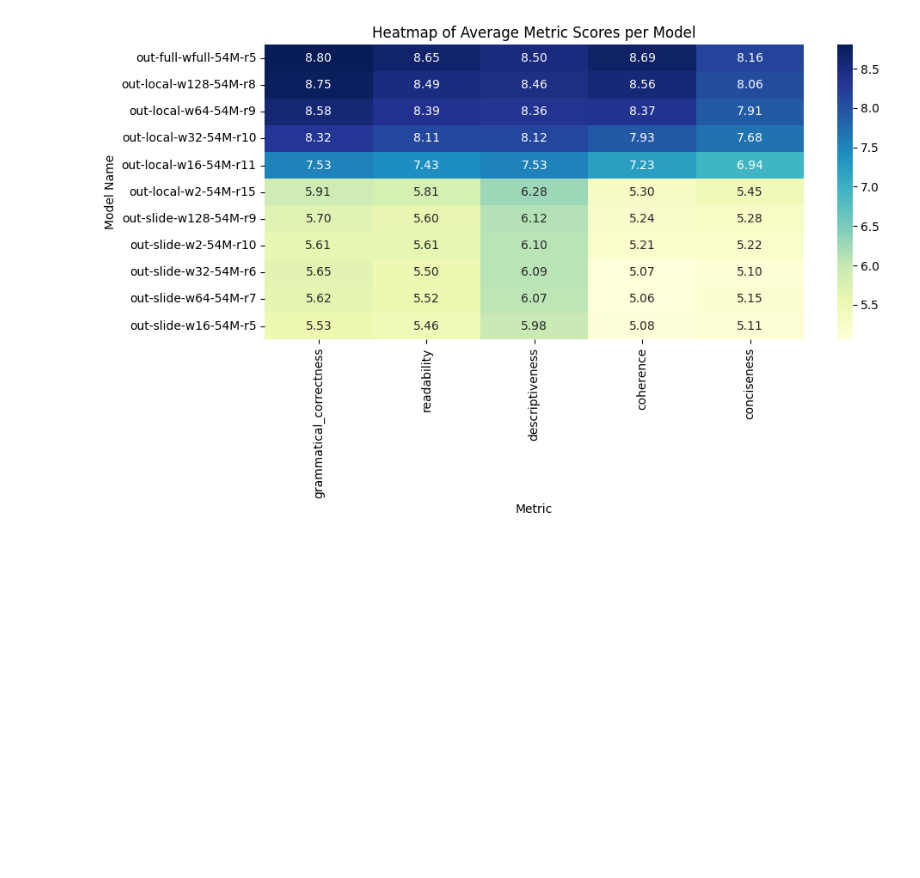
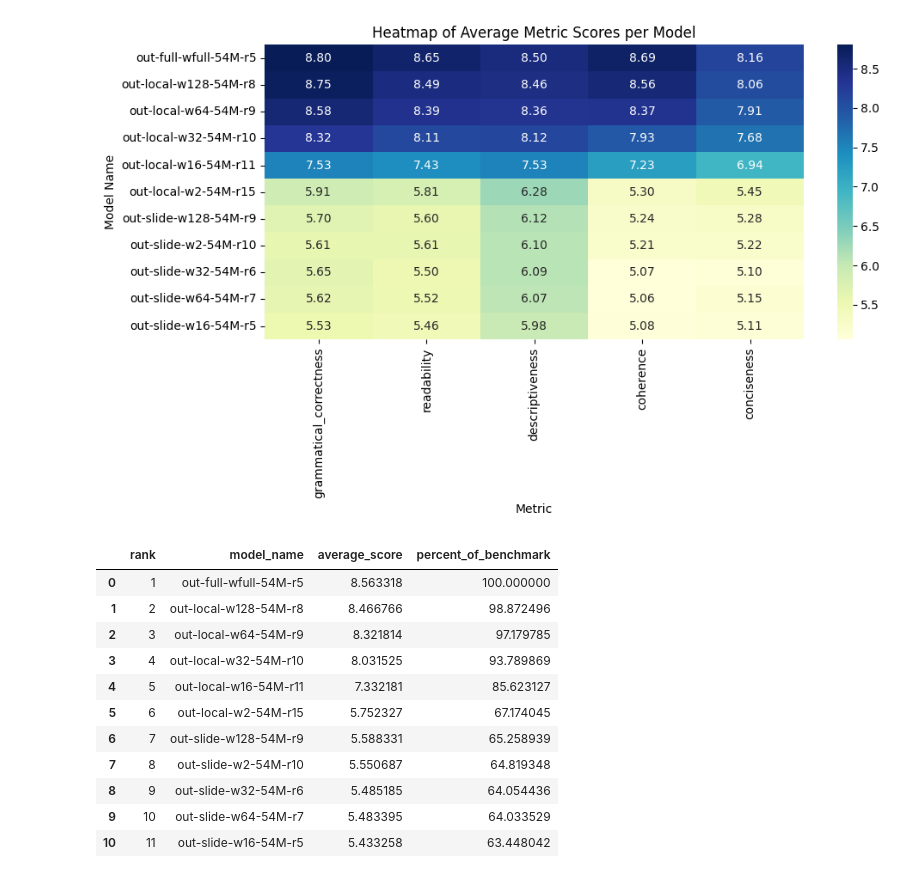
Before and after one commit to Danvictorgithub/gpt-evaluation, a Jupyter notebook: main.ipynb, the cells around one changed output. Drawn from its saved outputs; the diff is of its cells as text; code cells hidden in the pictures; blank space fills up the shorter version.

Commit message:
added benchmark percentage

```diff
--- a/main.ipynb
+++ b/main.ipynb
@@ -193,3 +193,25 @@ plt.tight_layout()
 plt.show()
 # %% [output]
 [figure]
+# %%
+# Get the benchmark score
+benchmark_score = ranked_table.loc[ranked_table['model_name'] == 'out-full-wfull-54M-r5', 'average_score'].values[0]
+
+# Calculate percentage of benchmark for each model
+ranked_table['percent_of_benchmark'] = (ranked_table['average_score'] / benchmark_score) * 100
+
+# Display the updated table
+ranked_table[['rank', 'model_name', 'average_score', 'percent_of_benchmark']]
+# %% [output]
+|  | rank | model_name | average_score | percent_of_benchmark |
+| 0 | 1 | out-full-wfull-54M-r5 | 8.563318 | 100.000000 |
+| 1 | 2 | out-local-w128-54M-r8 | 8.466766 | 98.872496 |
+| 2 | 3 | out-local-w64-54M-r9 | 8.321814 | 97.179785 |
+| 3 | 4 | out-local-w32-54M-r10 | 8.031525 | 93.789869 |
+| 4 | 5 | out-local-w16-54M-r11 | 7.332181 | 85.623127 |
+| 5 | 6 | out-local-w2-54M-r15 | 5.752327 | 67.174045 |
+| 6 | 7 | out-slide-w128-54M-r9 | 5.588331 | 65.258939 |
+| 7 | 8 | out-slide-w2-54M-r10 | 5.550687 | 64.819348 |
+| 8 | 9 | out-slide-w32-54M-r6 | 5.485185 | 64.054436 |
+| 9 | 10 | out-slide-w64-54M-r7 | 5.483395 | 64.033529 |
+| 10 | 11 | out-slide-w16-54M-r5 | 5.433258 | 63.448042 |
```
